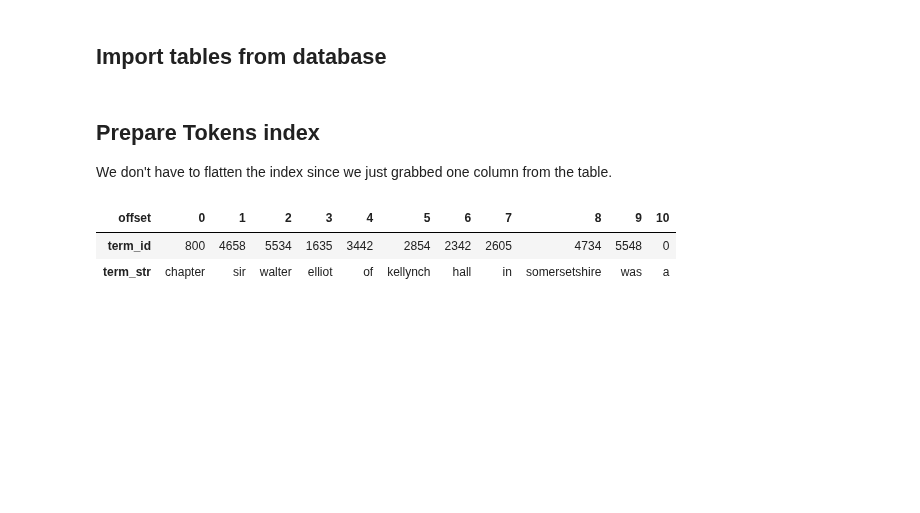
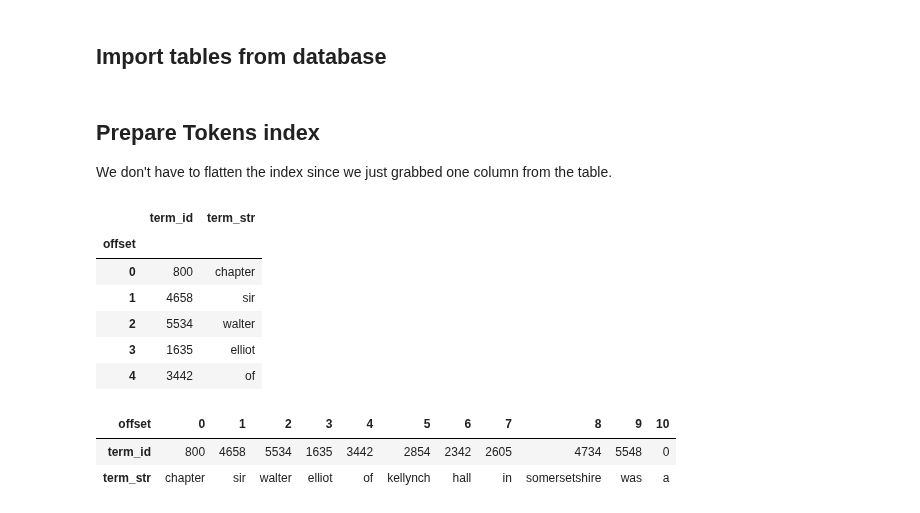
Before and after one commit to UVA-DSI/DS5559, a Jupyter notebook: labs/2019-02-21_Lab06/DS5559_WordNetworks-AUSTEN.ipynb, the cells around one changed output. Saved outputs shown, nothing was run; the diff lists cells and outputs as text; code cells hidden in the pictures; blank space fills up the shorter version.

```diff
--- a/labs/2019-02-21_Lab06/DS5559_WordNetworks-AUSTEN.ipynb
+++ b/labs/2019-02-21_Lab06/DS5559_WordNetworks-AUSTEN.ipynb
@@ -53,6 +53,16 @@ with sqlite3.connect(db_file) as db:
 We don't have to flatten the index since we just grabbed one column from the table.
 # %%
 K.rename_axis('offset', inplace=True)
+# %%
+K.head()
+# %% [output]
+|  | term_id | term_str |
+| offset |  |  |
+| 0 | 800 | chapter |
+| 1 | 4658 | sir |
+| 2 | 5534 | walter |
+| 3 | 1635 | elliot |
+| 4 | 3442 | of |
 # %%
 K.head(11).T
 # %% [output]
```
Also changed, not shown: parts of 1 cell of this notebook, 39 other files.
